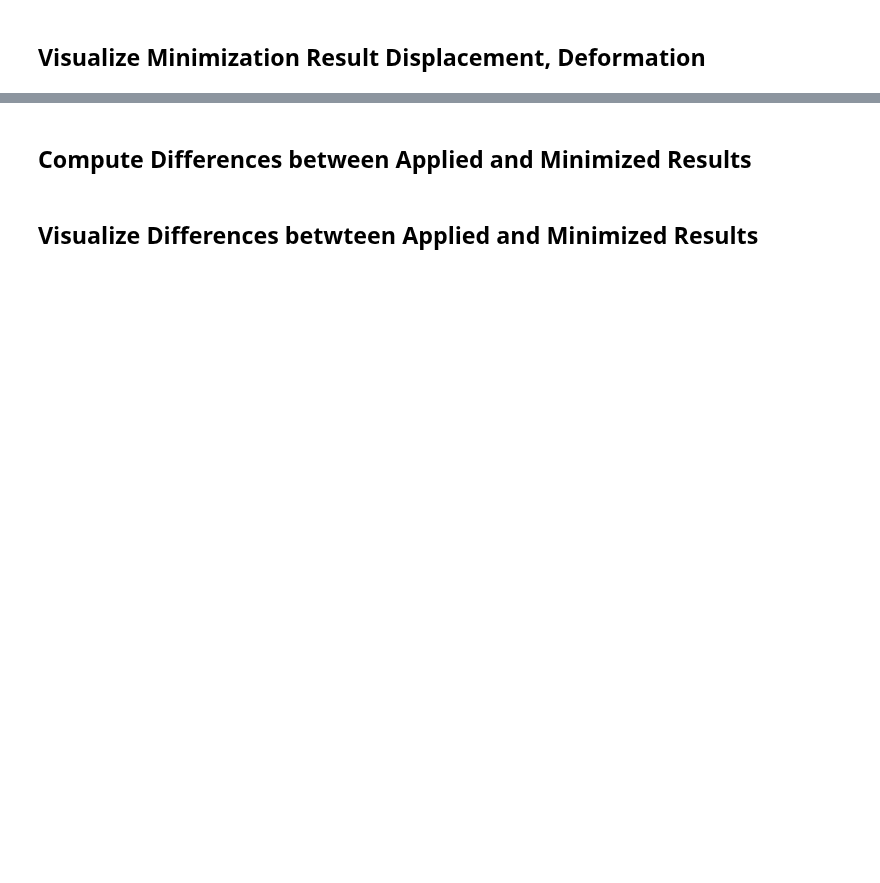
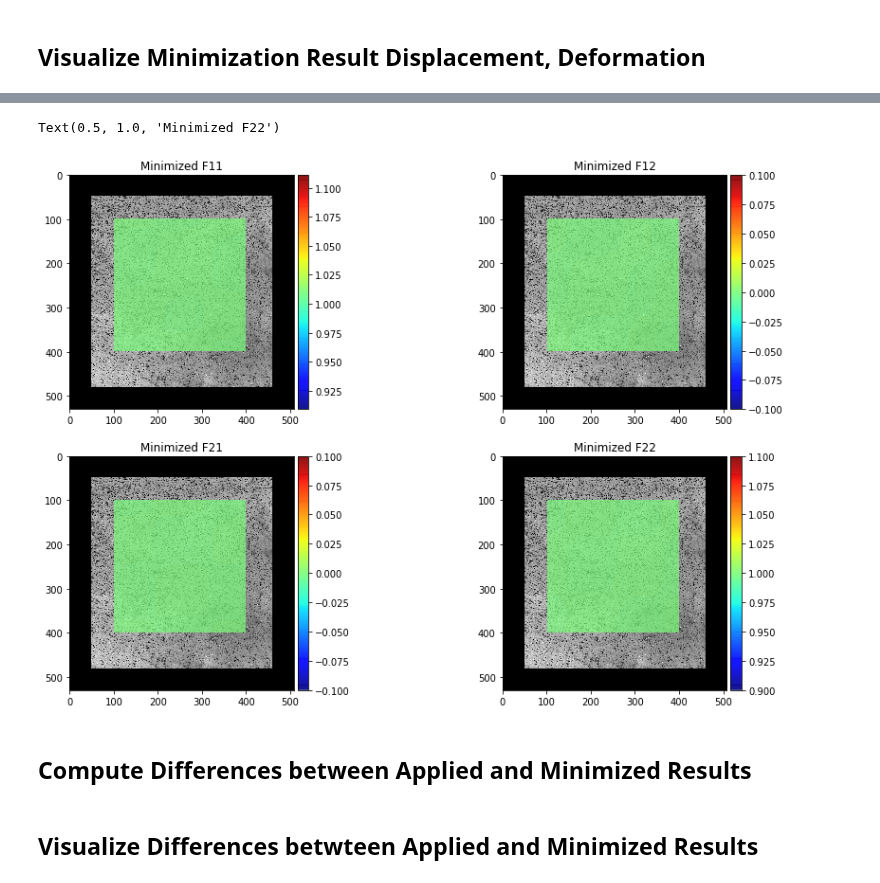
Before and after one commit to mfkiwl/splineDIC, a Jupyter notebook: notebooks/report/stp_report_synthetic_results_viz.ipynb, the cells around one changed output, grey strips where cells are left out. Cells and saved outputs as stored; diff of their text form; code cells hidden in the pictures; blank space fills up the shorter version.

```diff
--- a/notebooks/report/stp_report_synthetic_results_viz.ipynb
+++ b/notebooks/report/stp_report_synthetic_results_viz.ipynb
@@ -226,2 +263,68 @@ Synthetic F:
+# %%
+# Minimized Deformation arrays
+F11_min = np.zeros(image.shape) * np.nan
+F12_min = np.zeros(image.shape) * np.nan
+F21_min = np.zeros(image.shape) * np.nan
+F22_min = np.zeros(image.shape) * np.nan
+
+for i in range(rowmin_index, rowmax_index):
+    for j in range(colmin_index, colmax_index):
+        u_val = (j - colmin_index) / (colmax_index - colmin_index)
+        v_val = (i - rowmin_index) / (rowmax_index - rowmin_index)
+        F_val= visualize.def_grad(ref_surf, u_val, v_val, min_total_disp)
+        F11_min[i, j] = F_val[0, 0]
+        F12_min[i, j] = F_val[0, 1]
+        F21_min[i, j] = F_val[1, 0]
+        F22_min[i, j] = F_val[1, 1]
+# %%
+# Display
+fig, ((ax0, ax1), (ax2, ax3)) = plt.subplots(2, 2, figsize=(15, 10))
+
+im0 = ax0.imshow(image, cmap='gray')
+F11im = ax0.imshow(F11_min, cmap='jet', alpha=0.7)
+divider = make_axes_locatable(ax0)
+cax0 = divider.append_axes('right', size='5%', pad=0.05)
+fig.colorbar(F11im, cax=cax0)
+F11min = 0.9 * np.nanmin(F11_min)
+F11max = 1.1 * np.nanmax(F11_min)
+F11im.set_clim(F11min, F11max)
+ax0.set_title('Minimized F11')
+
+im1 = ax1.imshow(image, cmap='gray')
+F12im = ax1.imshow(F12_min, cmap='jet', alpha=0.7)
+divider = make_axes_locatable(ax1)
+cax1 = divider.append_axes('right', size='5%', pad=0.05)
+fig.colorbar(F12im, cax=cax1)
+F12min = 0.9 * np.nanmin(F12_min)
+F12max = 1.1 * np.nanmax(F12_min)
+#F12im.set_clim(F12min, F12max)
+# Manually meddling with axis limits
+F12im.set_clim(-0.1, 0.1)
+ax1.set_title('Minimized F12')
+
+im2 = ax2.imshow(image, cmap='gray')
+F21im = ax2.imshow(F21_min, cmap='jet', alpha=0.7)
+divider = make_axes_locatable(ax2)
+cax2 = divider.append_axes('right', size='5%', pad=0.05)
+fig.colorbar(F21im, cax=cax2)
+F21min = 0.9 * np.nanmin(F21_min)
+F21max = 1.1 * np.nanmax(F21_min)
+#F21im.set_clim(F21min, F21max)
+# Manually meddling with axis limits
+F21im.set_clim(-0.1, 0.1)
+ax2.set_title('Minimized F21')
+
+im3 = ax3.imshow(image, cmap='gray')
+F22im = ax3.imshow(F22_min, cmap='jet', alpha=0.7)
+divider = make_axes_locatable(ax3)
+cax3 = divider.append_axes('right', size='5%', pad=0.05)
+fig.colorbar(F22im, cax=cax3)
+F22min = 0.9 * np.nanmin(F22_min)
+F22max = 1.1 * np.nanmax(F22_min)
+F22im.set_clim(F22min, F22max)
+ax3.set_title('Minimized F22')
+# %% [output]
+Text(0.5, 1.0, 'Minimized F22')
+[figure, added]
 # %% [markdown]
 ## Compute Differences between Applied and Minimized Results
```
Also changed, not shown: parts of 26 cells of this notebook.
